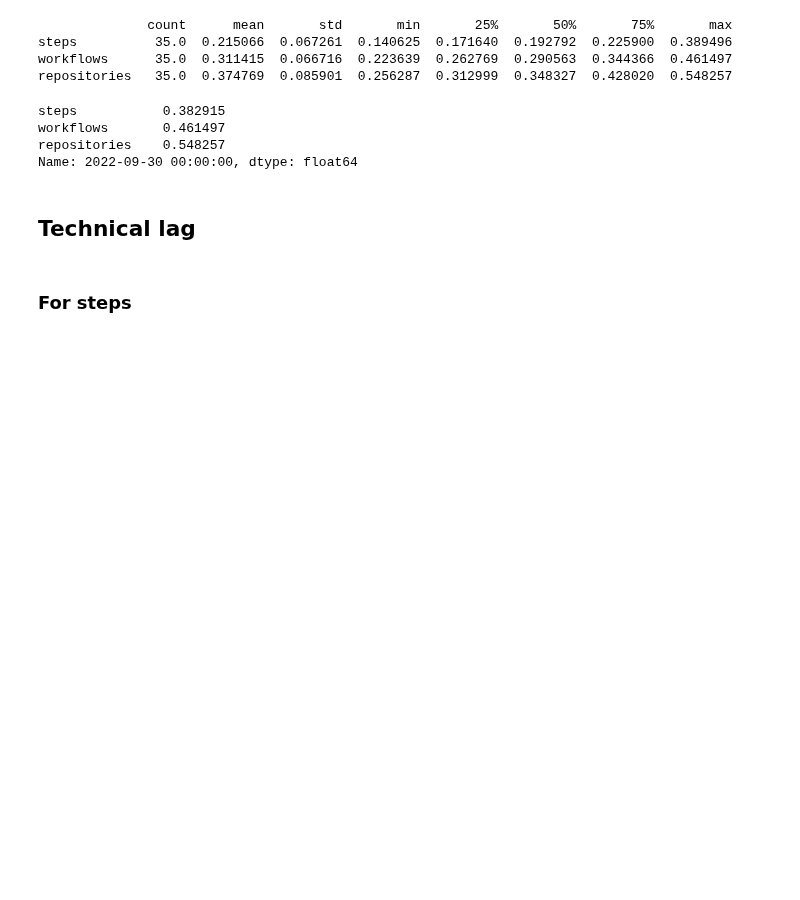
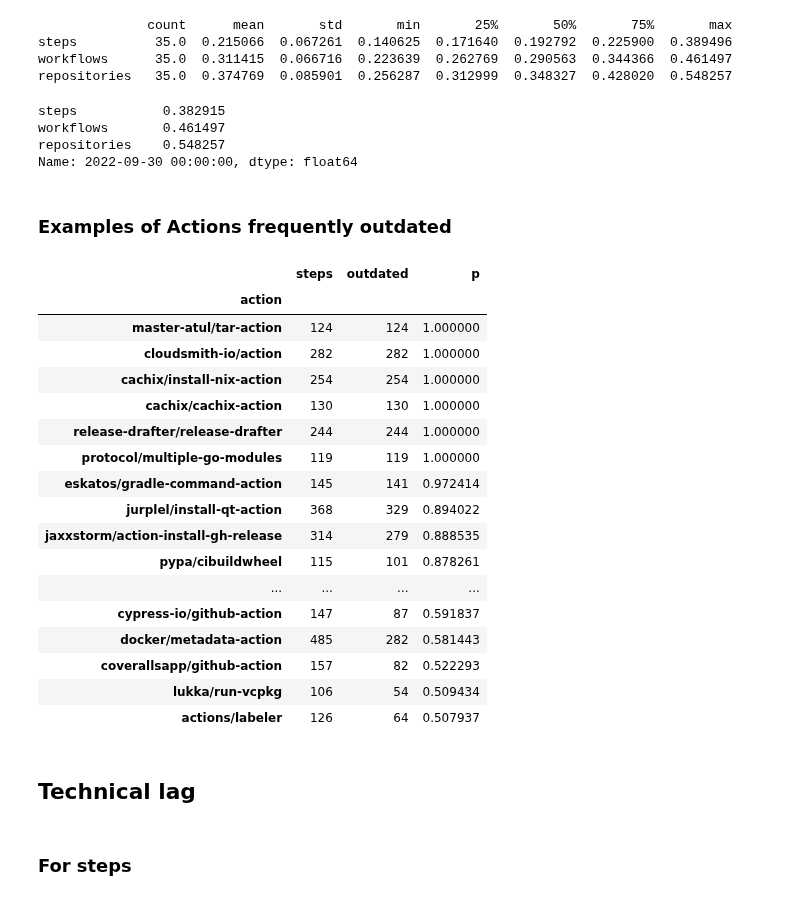
Before and after one commit to AlexandreDecan/secos-ghalag, a Jupyter notebook: notebooks/Technical lag.ipynb, the cells around one changed output. Saved outputs shown, nothing was run; the diff lists cells and outputs as text; code cells hidden in the pictures; blank space fills up the shorter version.

```diff
--- a/notebooks/Technical lag.ipynb
+++ b/notebooks/Technical lag.ipynb
@@ -272,6 +272,45 @@ steps           0.382915
 workflows       0.461497
 repositories    0.548257
 Name: 2022-09-30 00:00:00, dtype: float64
+# %% [markdown]
+### Examples of Actions frequently outdated
+# %%
+(
+    df_lag
+    # Focus on the latest snapshot
+    [lambda d: d.snapshot == d.snapshot.max()]
+    .groupby('action')
+    .agg(
+        steps=('step', 'count'),
+        outdated=('outdated', 'sum'),
+        # olag=('olag', 'max'),
+    )
+    .assign(p=lambda d: d.outdated / d.steps)
+    .sort_values('p', ascending=False)
+    # Focus on Actions that are frequently used
+    [lambda d: d.steps >= 100]
+    # ... and mostly outdated
+    [lambda d: d.p >= 0.5]
+)
+# %% [output]
+|  | steps | outdated | p |
+| action |  |  |  |
+| master-atul/tar-action | 124 | 124 | 1.000000 |
+| cloudsmith-io/action | 282 | 282 | 1.000000 |
+| cachix/install-nix-action | 254 | 254 | 1.000000 |
+| cachix/cachix-action | 130 | 130 | 1.000000 |
+| release-drafter/release-drafter | 244 | 244 | 1.000000 |
+| protocol/multiple-go-modules | 119 | 119 | 1.000000 |
+| eskatos/gradle-command-action | 145 | 141 | 0.972414 |
+| jurplel/install-qt-action | 368 | 329 | 0.894022 |
+| jaxxstorm/action-install-gh-release | 314 | 279 | 0.888535 |
+| pypa/cibuildwheel | 115 | 101 | 0.878261 |
+| ... | ... | ... | ... |
+| cypress-io/github-action | 147 | 87 | 0.591837 |
+| docker/metadata-action | 485 | 282 | 0.581443 |
+| coverallsapp/github-action | 157 | 82 | 0.522293 |
+| lukka/run-vcpkg | 106 | 54 | 0.509434 |
+| actions/labeler | 126 | 64 | 0.507937 |
 # %% [markdown]
 ## Technical lag
 # %% [markdown]
```
Also changed, not shown: 3 other files.
